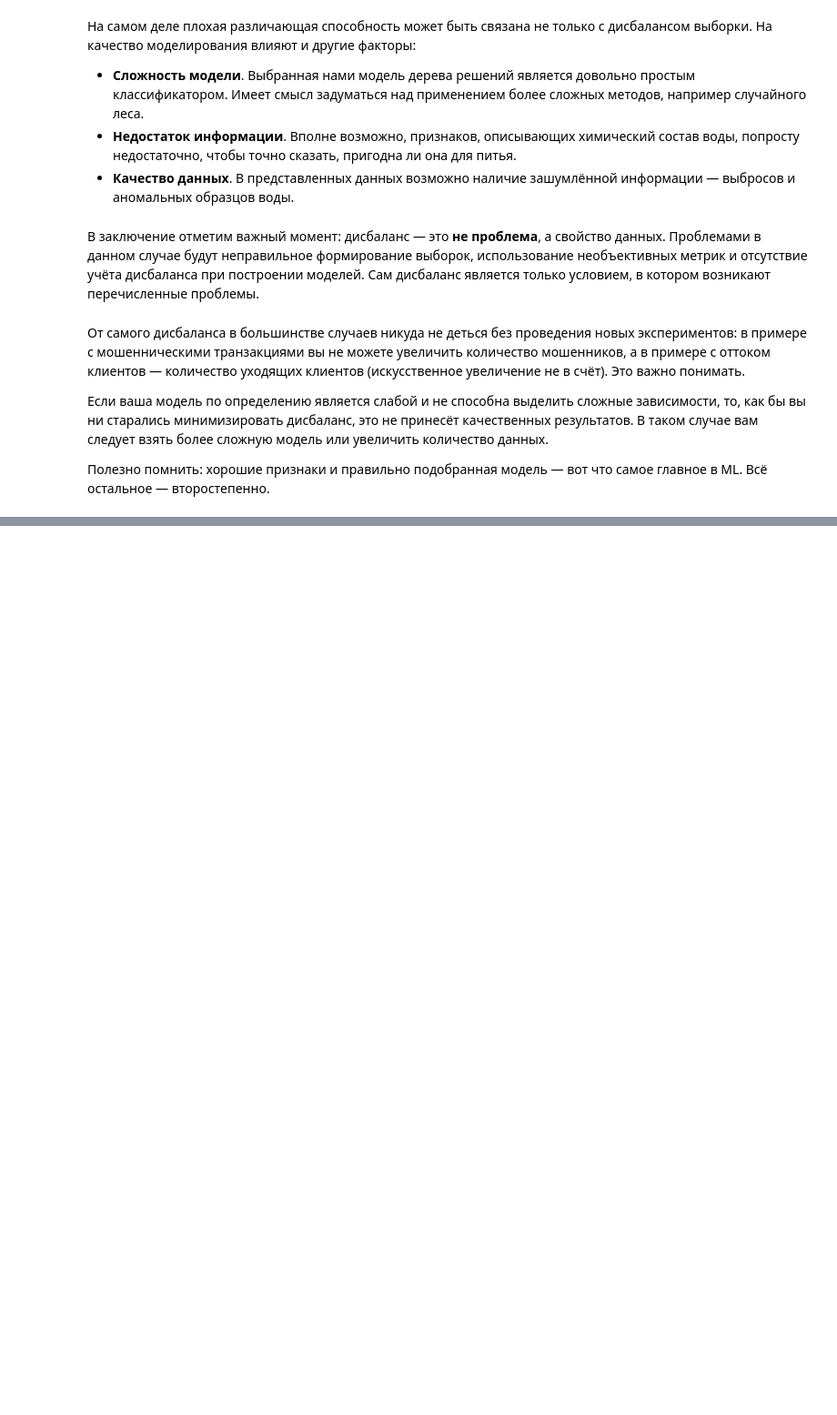
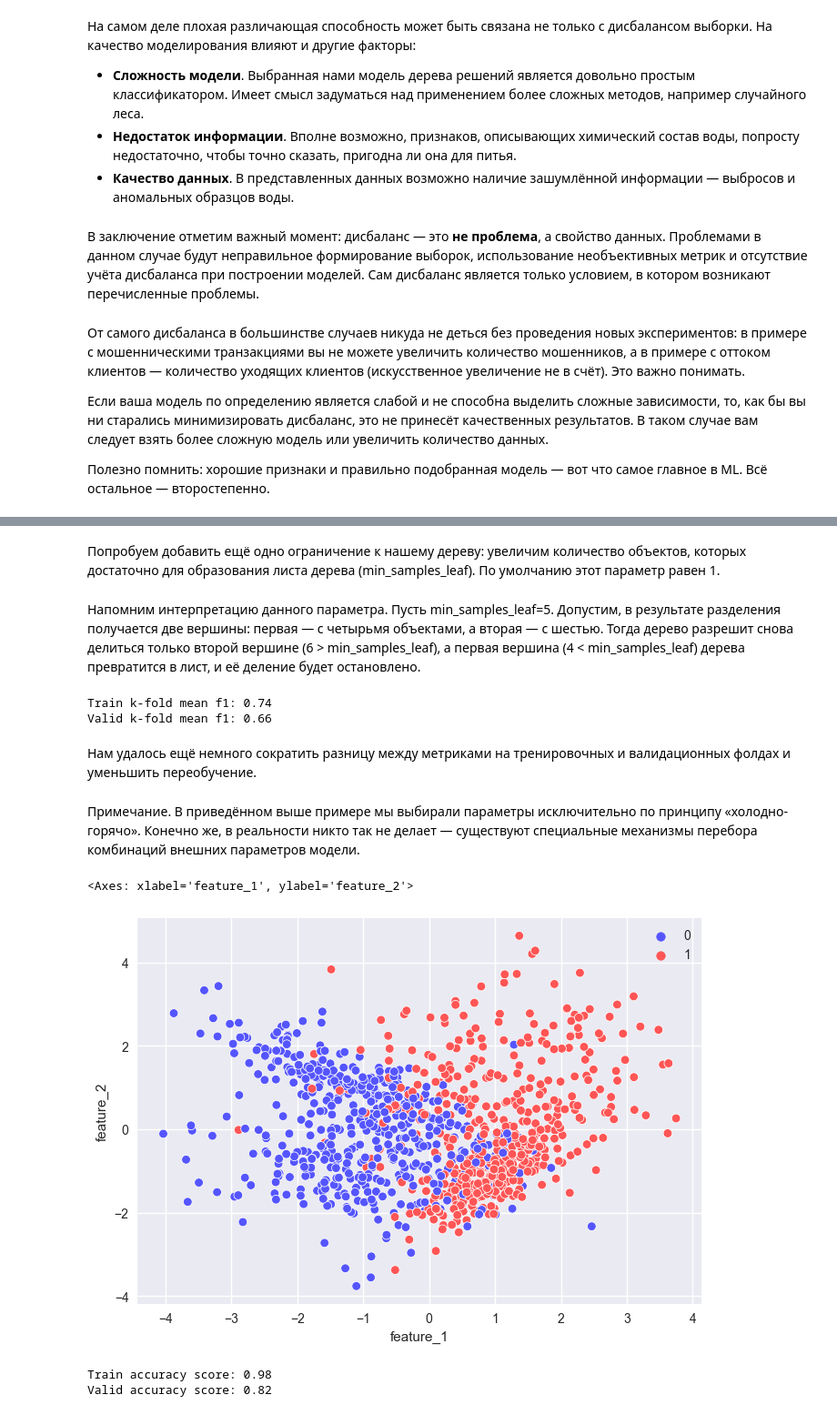
Before and after one commit to Lidiya-cutie/ML-model, a Jupyter notebook: Testing_for_water.ipynb, the cells around one changed output, grey strips where cells are left out. Shown at 91% size. Saved outputs shown, nothing was run; the diff lists cells and outputs as text; code cells hidden in the pictures; blank space fills up the shorter version.

```diff
--- a/Testing_for_water.ipynb
+++ b/Testing_for_water.ipynb
@@ -1331,0 +1587,73 @@ plot_probabilities_2d(X, y, log_reg_smote)
+# %% [markdown]
+Попробуем добавить ещё одно ограничение к нашему дереву: увеличим количество объектов, которых достаточно для образования листа дерева (min_samples_leaf). По умолчанию этот параметр равен 1.
+# %% [markdown]
+Напомним интерпретацию данного параметра. Пусть min_samples_leaf=5. Допустим, в результате разделения получается две вершины: первая — с четырьмя объектами, а вторая — с шестью. Тогда дерево разрешит снова делиться только второй вершине (6 > min_samples_leaf), а первая вершина (4 < min_samples_leaf) дерева превратится в лист, и её деление будет остановлено.
+# %%
+# Создаём модель
+model = tree.DecisionTreeClassifier(
+    criterion='entropy', # критерий информативности
+    max_depth=7, # ограничиваем глубину дерева
+    min_samples_leaf=5, # увеличиваем количество объектов в листе
+    random_state=42, # генератор случайных чисел
+    class_weight='balanced' # веса классов
+)
+# Создаём объект кросс-валидатора k-fold со стратификацией
+skf = model_selection.StratifiedKFold(n_splits=5)
+
+# Считаем метрики на кросс-валидации k-fold со стратификацией
+cv_metrics = model_selection.cross_validate(
+    estimator=model, # модель
+    X=X, # матрица наблюдений X
+    y=y, # вектор ответов y
+    cv=skf, # кросс-валидатор
+    scoring='f1', # метрика
+    return_train_score=True # подсчёт метрики на тренировочных фолдах
+)
+
+print(f'Train k-fold mean f1: {np.mean(cv_metrics["train_score"]):.2f}')
+print(f'Valid k-fold mean f1: {np.mean(cv_metrics["test_score"]):.2f}')
+# %% [output]
+Train k-fold mean f1: 0.74
+Valid k-fold mean f1: 0.66
+# %% [markdown]
+Нам удалось ещё немного сократить разницу между метриками на тренировочных и валидационных фолдах и уменьшить переобучение.
+# %% [markdown]
+Примечание. В приведённом выше примере мы выбирали параметры исключительно по принципу «холодно-горячо». Конечно же, в реальности никто так не делает — существуют специальные механизмы перебора комбинаций внешних параметров модели.
+# %%
+from sklearn import datasets
+X, y = datasets.make_classification(
+    n_samples=1000, #
+    n_features=2, #
+    n_informative=2, #
+    n_redundant=0, #
+    n_classes=2, #
+    n_clusters_per_class=2, #
+    random_state=1 #
+)
+X = pd.DataFrame(X, columns=['feature_1', 'feature_2'])
+y = pd.Series(y)
+sns.scatterplot(x=X['feature_1'], y=X['feature_2'], hue=y, palette='seismic')
+# %% [output]
+<Axes: xlabel='feature_1', ylabel='feature_2'>
+[figure, added]
+# %%
+# Разделим исходный набор данных на тренировочную и валидационную выборки в соотношении 70/30
+X_train, X_valid, y_train, y_valid = model_selection.train_test_split(X, y, test_size=0.3, random_state=42)
+
+# Создаём модель
+model_death_10 = tree.DecisionTreeClassifier(
+    max_depth=10 # максимальная глубина
+)
+
+# Обучаем модель на тренировочной выборке
+model_death_10.fit(X_train, y_train)
+# Делаем предсказание для каждой из выборок
+y_train_pred = model_death_10.predict(X_train)
+y_valid_pred = model_death_10.predict(X_valid)
+# Выводим значения метрик для тренировочной выборки
+print(f'Train accuracy score: {metrics.accuracy_score(y_train, y_train_pred):.2f}')
+# Выводим значения метрик для валидационной выборки
+print(f'Valid accuracy score: {metrics.accuracy_score(y_valid, y_valid_pred):.2f}')
+# %% [output]
+Train accuracy score: 0.98
+Valid accuracy score: 0.82
```
Also changed, not shown: parts of 68 cells of this notebook, 4 other files.
